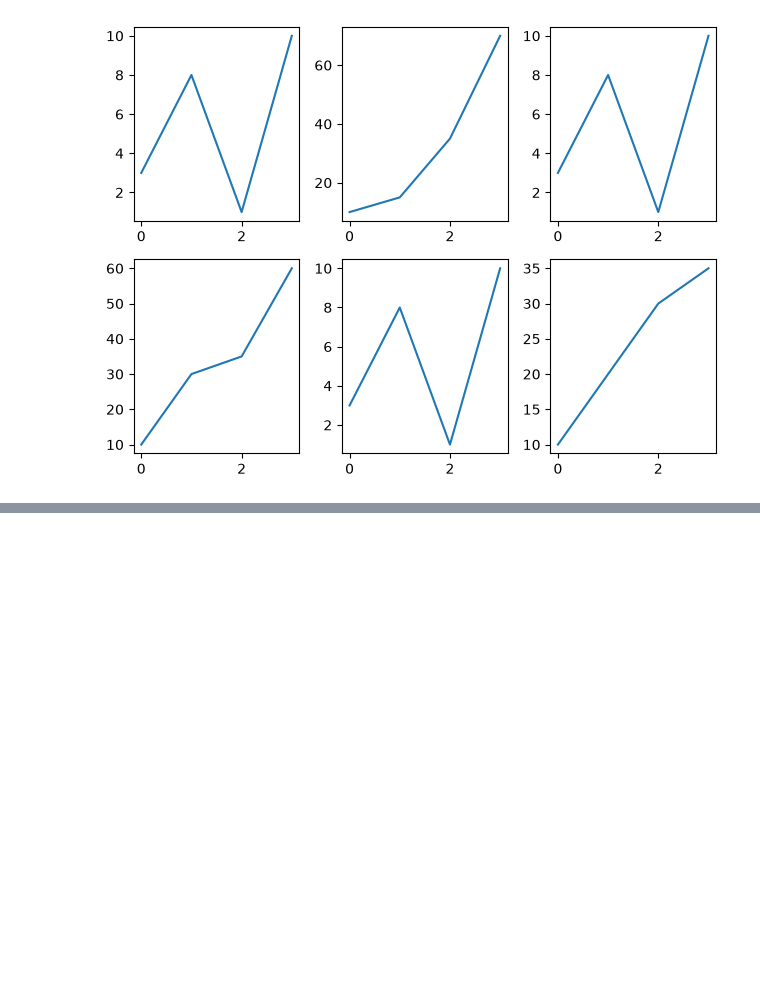
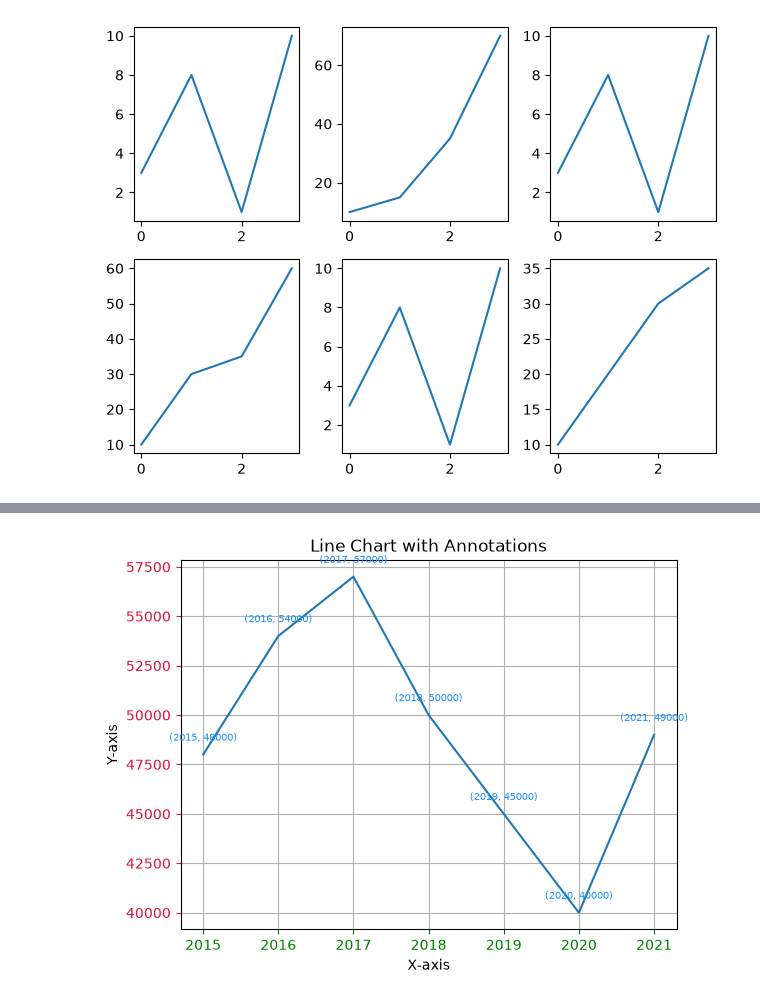
Before and after one commit to AkashPawar-09/Learning-python-and-libraries, a Jupyter notebook: 4_Learning-Matplotlib/2_Line_Plot_examples/1_Line_Plotting.ipynb, the cells around one changed output, grey strips where cells are left out. Cells and saved outputs as stored; diff of their text form; code cells hidden in the pictures; blank space fills up the shorter version.

```diff
--- a/4_Learning-Matplotlib/2_Line_Plot_examples/1_Examples.ipynb
+++ b/4_Learning-Matplotlib/2_Line_Plot_examples/1_Line_Plotting.ipynb
@@ -171,0 +198,22 @@ plt.show()
+# %%
+price = [48000,54000,57000,50000,45000,40000,49000]
+year = [2015,2016,2017,2018,2019,2020,2021]
+for xi, yi in zip(year, price):
+    plt.annotate(f'({xi}, {yi})',
+                 (xi, yi),
+                 textcoords="offset points",
+                 xytext=(0, 10),
+                 fontsize='x-small',
+                 c = 'dodgerblue' ,
+                 ha='center')
+
+plt.title('Line Chart with Annotations')
+plt.xlabel('X-axis')
+plt.ylabel('Y-axis')
+plt.tick_params(axis='y', colors='crimson')
+plt.tick_params(axis='x', colors='green')
+plt.grid(True)
+plt.plot(year,price)
+plt.show()
+# %% [output]
+[figure, added]
```
Also changed, not shown: parts of 7 cells of this notebook, 5 other files.
